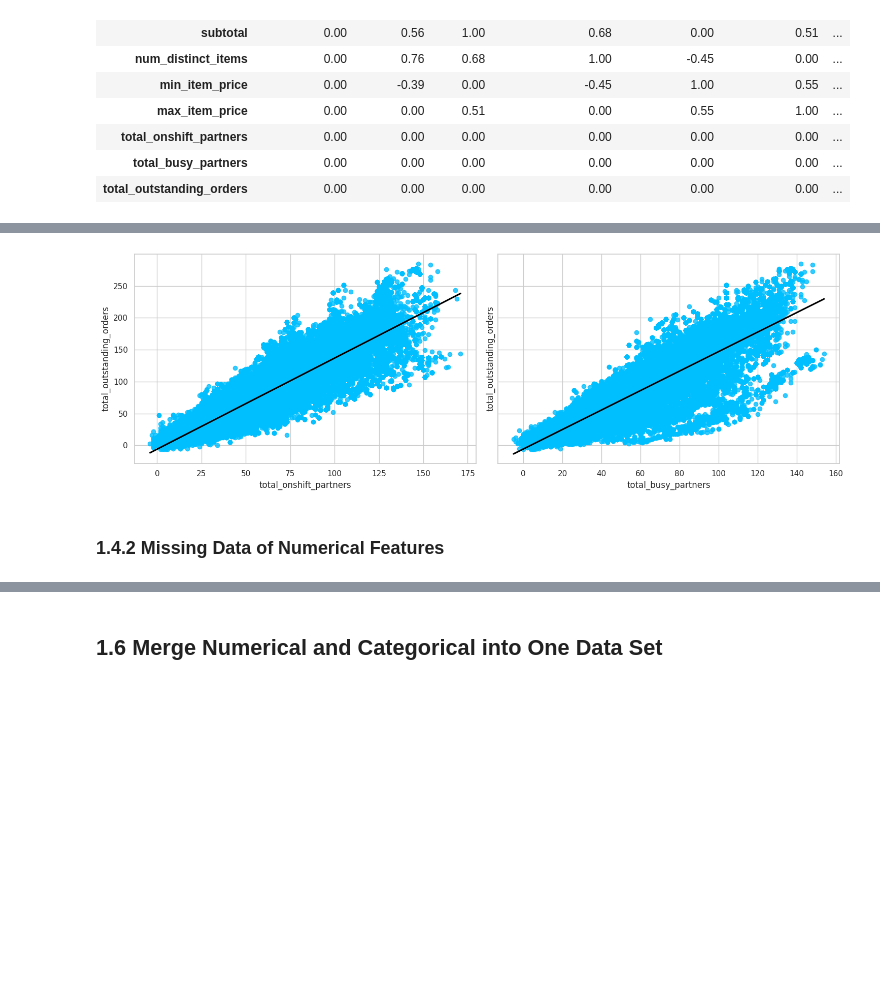
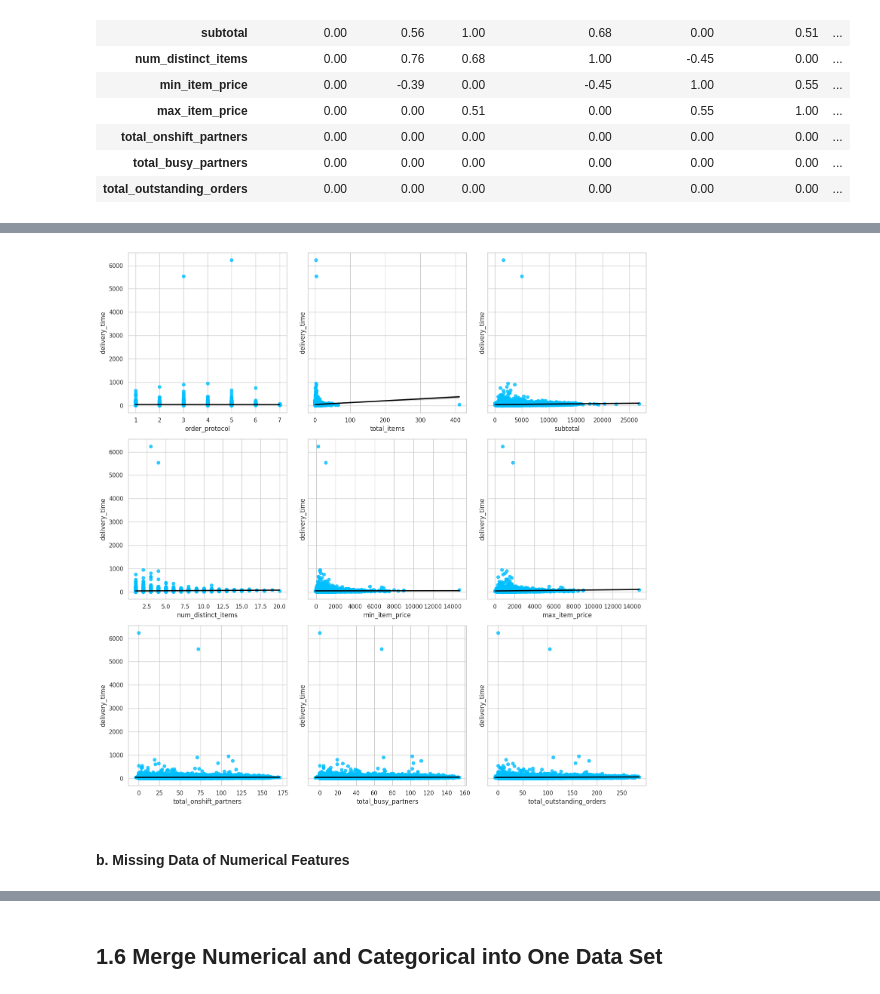
Before and after one commit to heyitzrizki/final-project-ds49-group3, a Jupyter notebook: eda & preprocessing/eda_&_pre_processing.ipynb, the cells around one changed output, grey strips where cells are left out. Drawn from its saved outputs; the diff is of its cells as text; code cells hidden in the pictures; blank space fills up the shorter version.

```diff
--- a/eda & preprocessing/eda_&_pre_processing.ipynb
+++ b/eda & preprocessing/eda_&_pre_processing.ipynb
@@ -167,0 +246,5 @@ df.describe()
+# %%
+# Delivery time in minutes
+
+df['delivery_time'] = df['delivery_time'].dt.total_seconds() / 60
+df.head()
@@ -167,0 +258,6 @@ df.describe()
+# %%
+# Because column of ("Created_at" and "actual_delivery_time") was not used (temporary)
+# Drop the columns
+
+df.drop(columns=['created_at', 'actual_delivery_time', 'store_id'], inplace=True)
+df.head()
@@ -170,6 +288,8 @@ df.describe()
 # %%
 # Select columns only numerical data
 
+df_duplicate = df.copy()
+
 df_duplicate_num = df_duplicate.select_dtypes(exclude=["object", "datetime"])
 df_duplicate_num.head()
 # %% [output]
@@ -317,0 +450,4 @@ sns.heatmap(
+# %%
+corr_values = df_duplicate_num.corr()['delivery_time'].drop('delivery_time')
+
+print(corr_values.sort_values(ascending=False))
@@ -354,48 +507,48 @@ strong_correlations.index.tolist()
 # %%
-# Features with high correlation (higher than 0.5)
-strong_features = strong_correlations.index.tolist()
-strong_features.append("total_outstanding_orders")
-df_strong_features = df_duplicate_num.loc[:, strong_features]
+# Correlation Features
+corr_features = corr_values.index.tolist()
+corr_features.append("delivery_time")
+df_corr_features = df_duplicate_num.loc[:, corr_features]
 
 sns.set_style("whitegrid")  # define figures style
 
 # Calculate the number of rows and columns for subplots
-n_rows = (len(strong_features) -1 + 2) // 3  # Ensure enough rows
-n_cols = min(3, len(strong_features) - 1)
+n_rows = (len(corr_features) -1 + 2) // 3  # Ensure enough rows
+n_cols = min(3, len(corr_features) - 1)
 
 
 fig, axes = plt.subplots(
     n_rows,
     n_cols,
     figsize=(15, 5 * n_rows),
     sharey=True
 )
 
 # Flatten the axes array for easier iteration
 axes = axes.flatten()
 
-for i in range(len(strong_features) - 1):
+for i in range(len(corr_features) - 1):
     sns.regplot(
-        x=strong_features[i],
-        y="total_outstanding_orders",
-        data=df_strong_features,
+        x=corr_features[i],
+        y="delivery_time",
+        data=df_corr_features,
         ax=axes[i],
         scatter_kws={"color": "deepskyblue"},
         line_kws={"color": "black"},
     )
-    axes[i].set_xlabel(strong_features[i]) # Set xlabel for each subplot
+    axes[i].set_xlabel(corr_features[i]) # Set xlabel for each subplot
 
 
 # Turn off any unused subplots
-for i in range(len(strong_features) - 1, len(axes)):
+for i in range(len(corr_features) - 1, len(axes)):
     axes[i].set_axis_off()
 
 plt.tight_layout()
 plt.show()
 # %% [output]
-[figure, old version]
+[figure, new version]
 # %% [markdown]
-### 1.4.2 Missing Data of Numerical Features
+#### b. Missing Data of Numerical Features
 # %%
 # Check the NaN of the train set by ploting percent of missing values per column
 column_with_nan = df_duplicate_num.columns[df_duplicate_num.isnull().any()]
```
Also changed, not shown: parts of 63 cells of this notebook.
